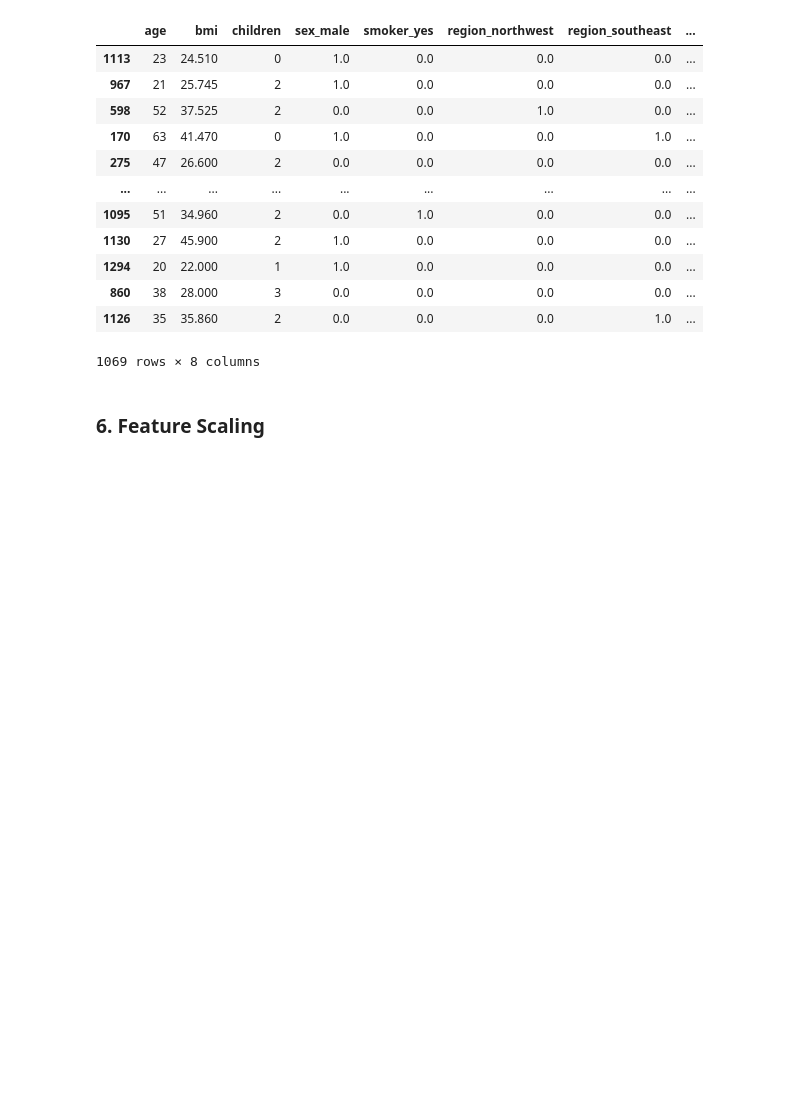
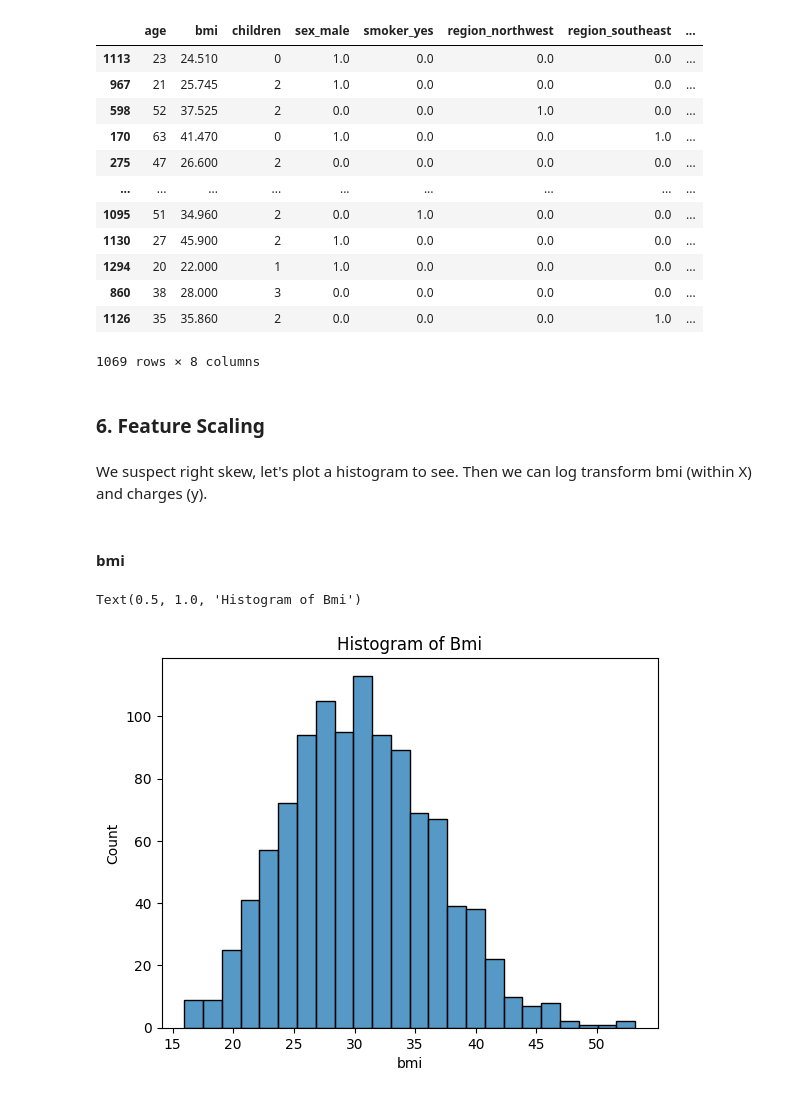
Before and after one commit to lokkenchan/linear_regression_001, a Jupyter notebook: notebooks/01_exploration.ipynb, the cells around one changed output. Drawn from its saved outputs; the diff is of its cells as text; code cells hidden in the pictures; blank space fills up the shorter version.

Commit message:
log transform bmi and charges

```diff
--- a/notebooks/01_exploration.ipynb
+++ b/notebooks/01_exploration.ipynb
@@ -379,3 +379,13 @@ X_train
 1069 rows × 8 columns
 # %% [markdown]
 ### 6. Feature Scaling
+# %% [markdown]
+We suspect right skew, let's plot a histogram to see. Then we can log transform bmi (within X) and charges (y).
+# %% [markdown]
+#### bmi
+# %%
+sns.histplot(X_train,x='bmi')
+plt.title('Histogram of Bmi')
+# %% [output]
+Text(0.5, 1.0, 'Histogram of Bmi')
+[figure, added]
```
Also changed, not shown: parts of 13 cells of this notebook.
